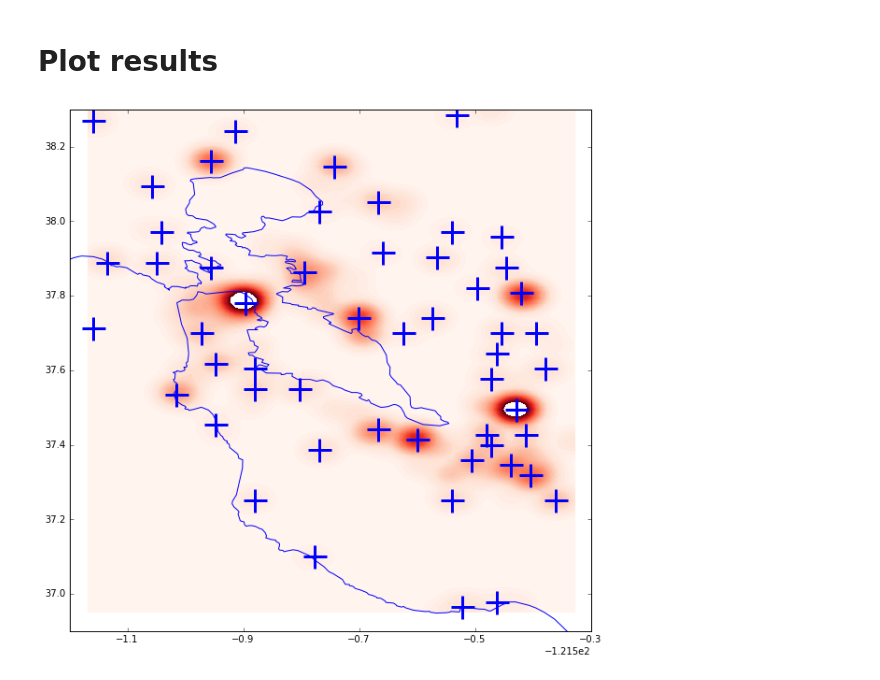
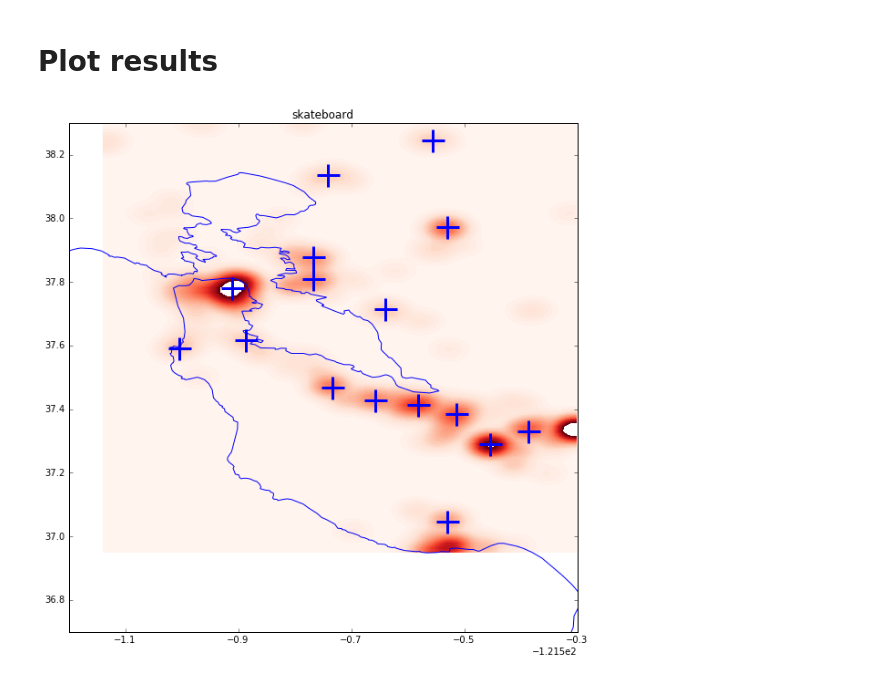
Before and after one commit to cleipski/Insight-Project, a Jupyter notebook: 06_local_maxima_on_KDE_map.ipynb, the cells around one changed output. Drawn from its saved outputs; the diff is of its cells as text; code cells hidden in the pictures.

```diff
--- a/06_local_maxima_on_KDE_map.ipynb
+++ b/06_local_maxima_on_KDE_map.ipynb
@@ -104,7 +145,9 @@ keyword = 'toyota'
 # %%
 # Select subset based on keyword
+del(df,xin,yin,XY,)
 start_time = time.time()
-flickr_all_clean_dogs = flickr_all_clean[flickr_all_clean['title_tags'].str.contains(keyword, na=False)]
+df = flickr_all_clean[flickr_all_clean['title_tags']
+                                         .str.contains(keyword, na=False)]
 print("--- %s seconds ---" % (time.time() - start_time))
-print(flickr_all_clean_dogs.shape)
+print(df.shape)
 # %% [output]
@@ -113,5 +156,3 @@ print(flickr_all_clean_dogs.shape)
-# %%
-df = flickr_all_clean_dogs
 # %% [markdown]
 # Select based on longitude / latitude range
 # %%
@@ -120,7 +161,7 @@ limit_lng = [-122.4,-122]
 limit_lat = [37.4,37.7]
 #
 limit_lng = [-122.7,-121.8]
-limit_lat = [36.9,38.3]
+limit_lat = [36.7,38.3]
 #
 #limit_lat = []
 #
@@ -164,10 +205,9 @@ Z = Z.reshape(X.shape)
 # %% [markdown]
 # Find local maxima in KDE estimates
 # %%
-local_maxima_map = find_local_max(Z,win=3,level=1)
+local_maxima_map = find_local_max(np.sqrt(Z),win=7,style='bkg',
+                                  level=3,patch=5,method='mean',
+                                  n_samples=50)
 xy_maxima = np.array((X.reshape(local_maxima_map.shape)[local_maxima_map],
                       Y.reshape(local_maxima_map.shape)[local_maxima_map])).T
-
-print(xy_maxima[:,0])
-print(len(xy_maxima))
 # %% [output]
@@ -191,22 +217,24 @@ Median:  6.16078927515
 # %%
 # create figure
 plt.figure(figsize=(10,10))
 # plot CA outline
 plt.plot(x_coords,y_coords)
 #  plot contours of the density
 levels = np.linspace(0, np.log10(Z.max()), 50)
 levels = np.linspace(0, np.sqrt(Z.max())-np.sqrt(Z.max())/3, 50)
 plt.contourf(X, Y, np.sqrt(Z), levels=levels, cmap=plt.cm.Reds)
 #
-plt.plot(xy_maxima[:, 0], xy_maxima[:, 1],'+', markersize=25,markeredgewidth=3,markeredgecolor='b')
+plt.plot(xy_maxima[:, 0], xy_maxima[:, 1],'+',
+         markersize=25,markeredgewidth=3,markeredgecolor='b')
 #
 if len(limit_lng) != 0 and len(limit_lat) != 0:
     plt.xlim(limit_lng[0],limit_lng[1])
     plt.ylim(limit_lat[0],limit_lat[1])
 else:
     plt.xlim(-123,-121.5)
-    plt.ylim(36.8,38.5)
+    plt.ylim(36.7,38.5)
+plt.title(keyword)
 #
 plt.show()
 # %% [output]
-[figure, old version]
+[figure, new version]
```
Also changed, not shown: parts of 14 cells of this notebook, 24 other files.
